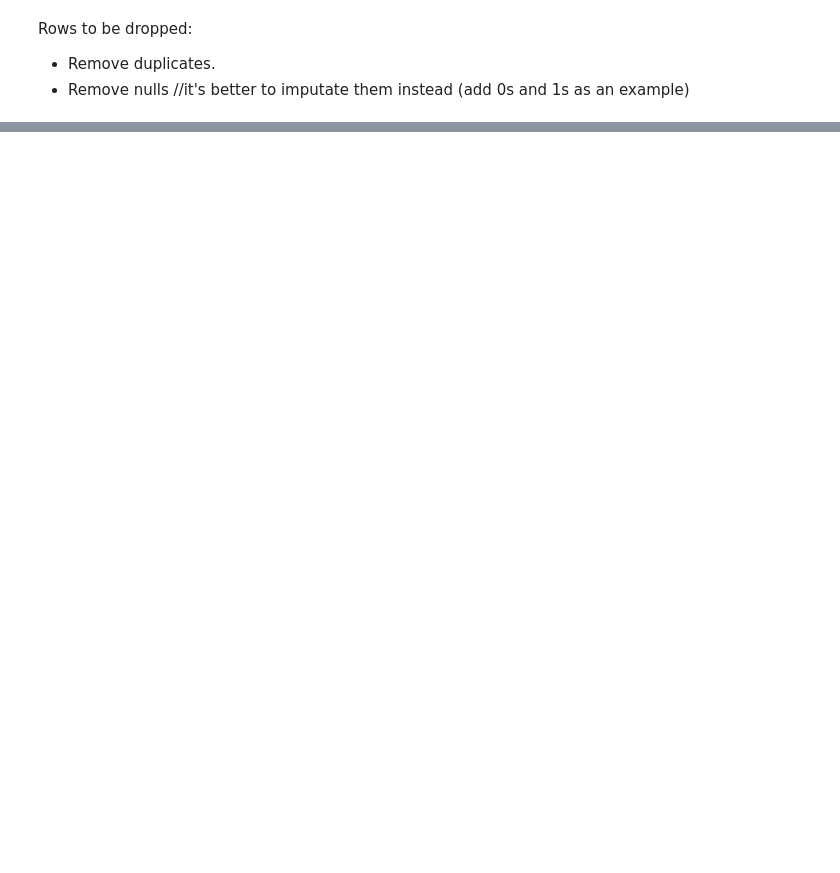
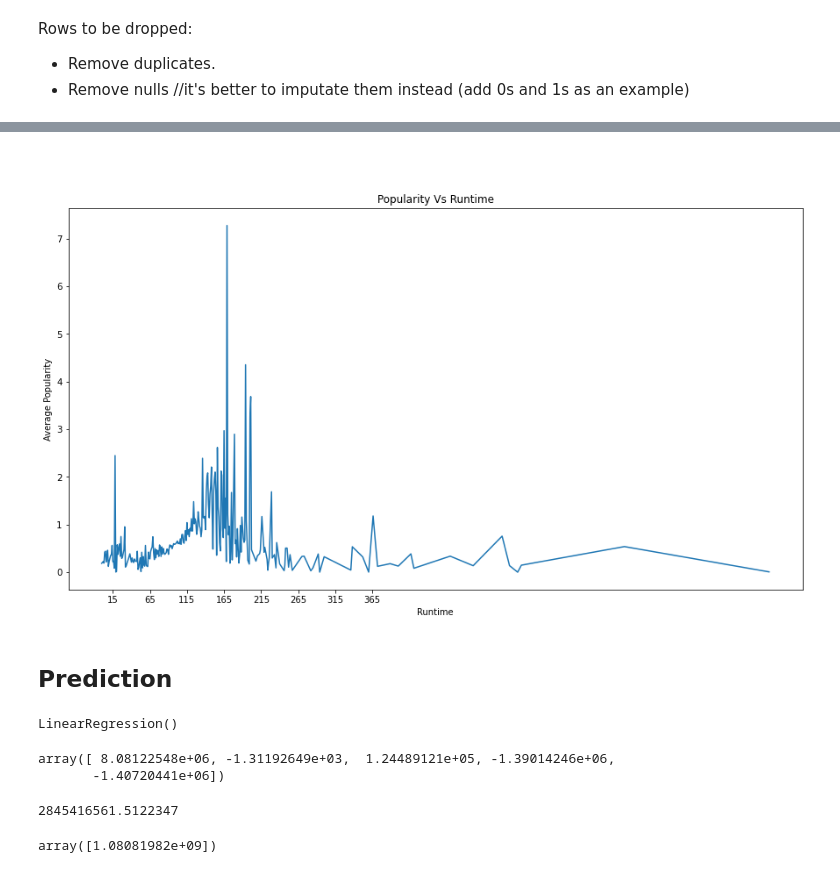
Before and after one commit to kareemgamal1/TBMD-Movies-Profit-Prediction, a Jupyter notebook: tmdb.ipynb, the cells around one changed output, grey strips where cells are left out. Saved outputs shown, nothing was run; the diff lists cells and outputs as text; code cells hidden in the pictures; blank space fills up the shorter version.

```diff
--- a/tmdb.ipynb
+++ b/tmdb.ipynb
@@ -208,0 +392,30 @@ df.shape
+# %% [markdown]
+<br>
+# %%
+df.groupby('runtime').mean()['popularity'].plot(xticks=np.arange(15,400,50), figsize=(15,8))
+mp.title('Popularity Vs Runtime')
+mp.xlabel('Runtime')
+mp.ylabel('Average Popularity');
+# %% [output]
+[figure, added]
+# %% [markdown]
+<h2>Prediction</h2>
+# %%
+lm=LinearRegression()
+z=df[["popularity","runtime","vote_count","vote_average","release_year"]]
+lm.fit(z,df["profit_adj"])
+# %% [output]
+LinearRegression()
+# %%
+lm.coef_
+# %% [output]
+array([ 8.08122548e+06, -1.31192649e+03,  1.24489121e+05, -1.39014246e+06,
+       -1.40720441e+06])
+# %%
+lm.intercept_
+# %% [output]
+2845416561.5122347
+# %%
+lm.predict([["11.4","60","7911","5.3","2014"]])
+# %% [output]
+array([1.08081982e+09])
```
Also changed, not shown: parts of 32 cells of this notebook.
